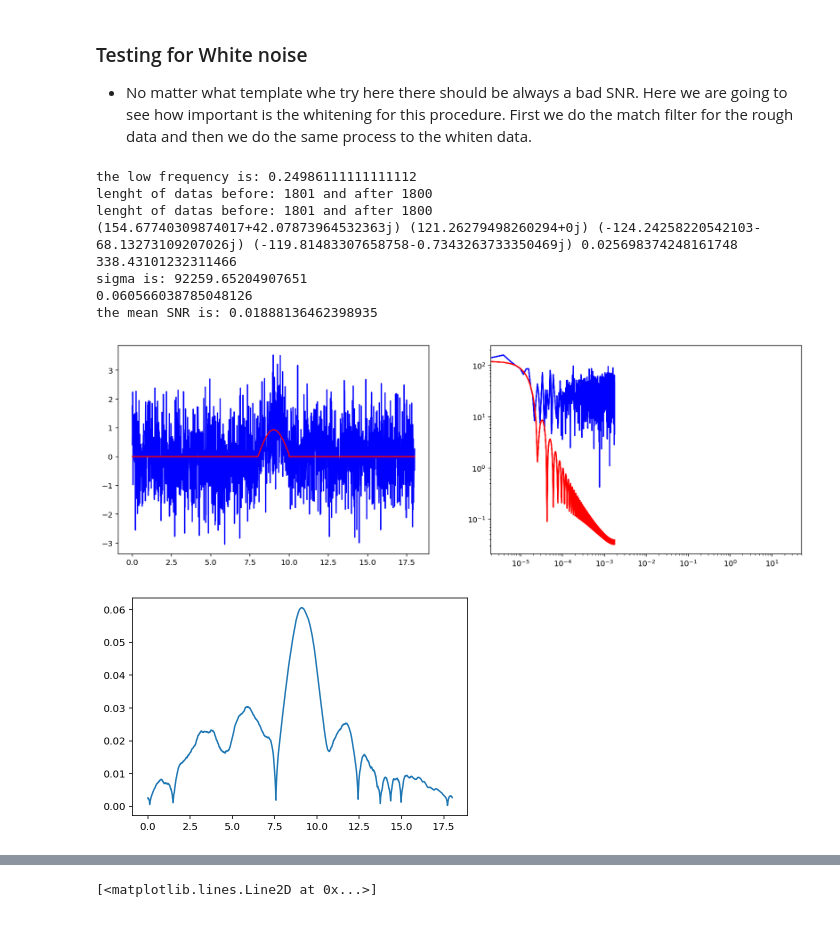
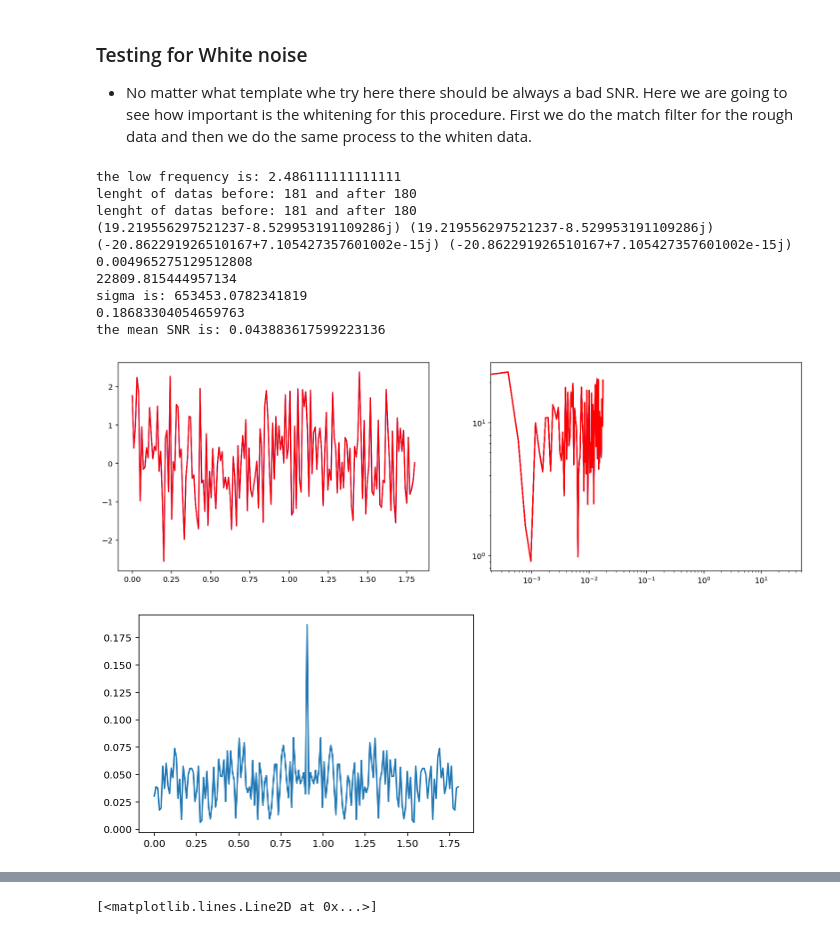
Before and after one commit to frmunozz/IrregularMatchedFilter, a Jupyter notebook: RegularSampling.ipynb, the cells around one changed output, grey strips where cells are left out. Cells and saved outputs as stored; diff of their text form; code cells hidden in the pictures.

```diff
--- a/RegularSampling.ipynb
+++ b/RegularSampling.ipynb
@@ -165,7 +165,7 @@ class MatchFilter:
 * No matter what template whe try here there should be always a bad SNR. Here we are going to see how important is the whitening for this procedure. First we do the match filter for the rough data and then we do the same process to the whiten data.
 # %%
 dt = 0.01        # time interval
-N = 1800         # number of samples
+N = 180         # number of samples
 T = N * dt       # duration [s]
 np.random.seed(0)  # set the seed
 
@@ -184,44 +184,45 @@ template = np.zeros(len(times))
 low_f = 0.5 / times[int(len(times) / 9)]
 print("the low frequency is: {}".format(low_f))
 # two options to check template, one completely sinusoidal and another with just one peak
 template[int(len(times)*4/9): int(len(times)*5/9)] = Signal(frequencies=[low_f, 100],
                                                           weights=[0.9, 0.1]).sin_samples(times[0:int(len(times)*1/9)],
                                                                                           with_noise=False)
 # template = Signal(frequencies=[low_f, 300], weights=[0.9, 0.1]).sin_samples(times, with_noise=False)
 
-data = noise + template
+data = noise
+template = noise
 # do the match filter
 mf = MatchFilter(data, template, dt)
 template_fft, data_fft, power_vec = mf.make_fft(data)
 freqs = mf.compute_freqs()
 snr = mf.SNR(data, normalize=True, shift=True)
 
 
 fig, [ax1, ax2] = plt.subplots(1, 2, figsize=(16, 5))
 ax1.plot(times, data, 'b')
 ax1.plot(times, template, 'r')
 ax2.loglog(abs(freqs), abs(data_fft), 'b')
 ax2.loglog(abs(freqs), abs(template_fft.conjugate()), 'r')
 ax2.set_xlim(0, 50)
 
 fig = plt.figure()
 plt.plot(times, snr)
 print("the mean SNR is: {}".format(np.mean(snr)))
 
 # fig = plt.figure()
 # plt.plot(mf.freq_psd, mf.psd)
 # print("average one-sided PSD is: {}".format(np.average(mf.psd)))
 # %% [output]
-the low frequency is: 0.24986111111111112
-lenght of datas before: 1801 and after 1800
-lenght of datas before: 1801 and after 1800
-(154.67740309874017+42.07873964532363j) (121.26279498260294+0j) (-124.24258220542103-68.13273109207026j) (-119.81483307658758-0.7343263733350469j) 0.025698374248161748
-338.43101232311466
-sigma is: 92259.65204907651
-0.060566038785048126
-the mean SNR is: 0.01888136462398935
+the low frequency is: 2.486111111111111
+lenght of datas before: 181 and after 180
+lenght of datas before: 181 and after 180
+(19.219556297521237-8.529953191109286j) (19.219556297521237-8.529953191109286j) (-20.862291926510167+7.105427357601002e-15j) (-20.862291926510167+7.105427357601002e-15j) 0.004965275129512808
+22809.815444957134
+sigma is: 653453.0782341819
+0.18683304054659763
+the mean SNR is: 0.043883617599223136
-[figure, old version]
+[figure, new version]
-[figure, old version]
+[figure, new version]
 # %%
 mf = MatchFilter(data, template, dt)
 snr = mf.SNR(noise, normalize=True, shift=True)
```
Also changed, not shown: parts of 3 cells of this notebook.
